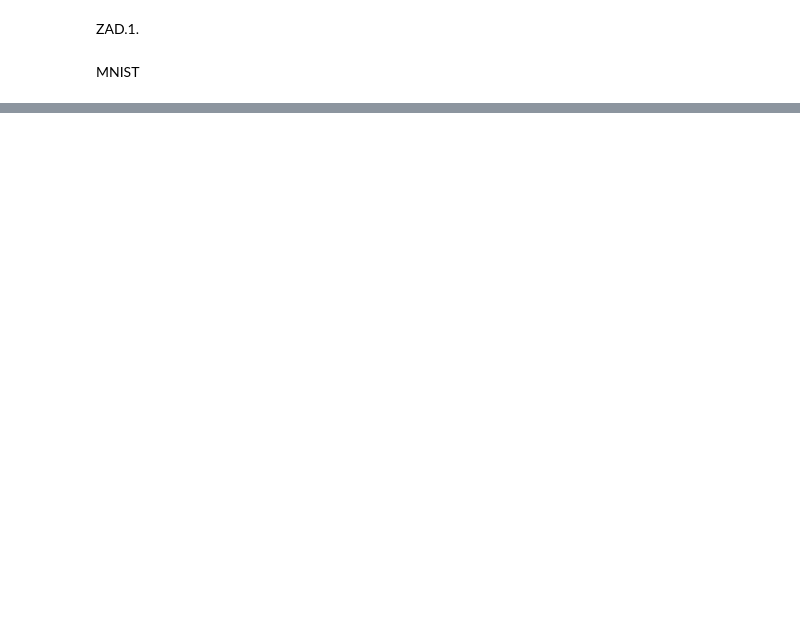
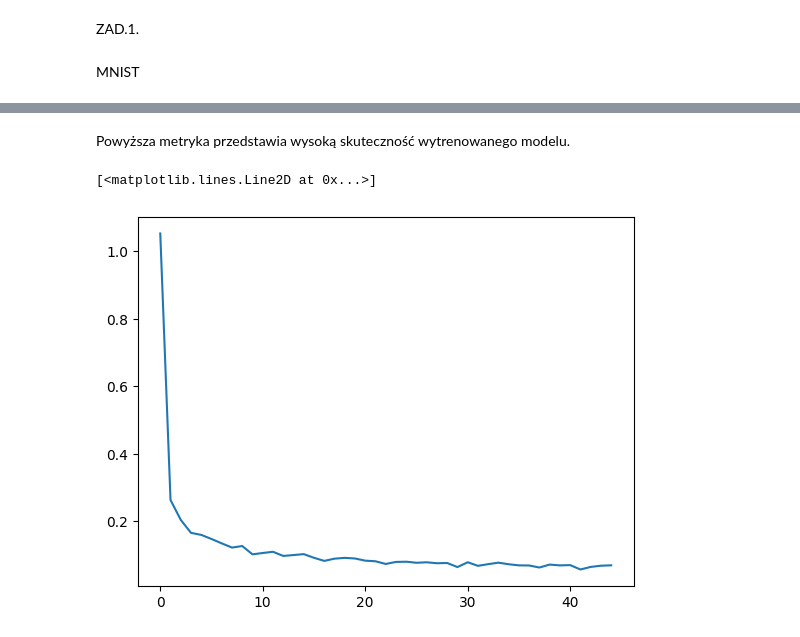
Before and after one commit to MichaelAngeloTheFirst/annlabs, a Jupyter notebook: ssn1/lab1.ipynb, the cells around one changed output, grey strips where cells are left out. Cells and saved outputs as stored; diff of their text form; code cells hidden in the pictures; blank space fills up the shorter version.

```diff
--- a/ssn1/lab1.ipynb
+++ b/ssn1/lab1.ipynb
@@ -78,5 +127,5 @@ optimizer = optim.SGD(model.parameters(), lr=0.01, momentum=0.9, weight_decay=5e
 # %%
-for epoch in range(10):
+for epoch in range(1):
     running_loss = 0.0
     for i, data in enumerate(trainloader, 0):
         inputs, labels = data
@@ -146,11 +185,11 @@ class NetMNIST(nn.Module):
         self.conv1 = nn.Conv2d(1, 32, 3, padding=1)
         self.conv2 = nn.Conv2d(32, 64, 3, padding=1)
 
-        self.dropout1 = nn.Dropout(0.25)
+        self.dropout1 = nn.Dropout(0.25) # 0.25 prawdopodobieństwo wyzerowania neruonów
         self.dropout2 = nn.Dropout(0.5)
 
         self.fc1 = nn.Linear(64 * 7 * 7, 128)
-        self.fc2 = nn.Linear(128, 10)
+
 
     def forward(self, x):
         x = nn.functional.relu(self.conv1(x))
@@ -159,8 +198,7 @@ class NetMNIST(nn.Module):
         x = nn.functional.max_pool2d(x, 2)
         x = self.dropout1(x)
         x = torch.flatten(x, 1)
+        x = self.dropout2(x)
         x = nn.functional.relu(self.fc1(x))
-        x = self.dropout2(x)
-        x = self.fc2(x)
         output = nn.functional.log_softmax(x, dim=1)
         return output
@@ -169,8 +210,9 @@ model = NetMNIST()
 criterion = nn.CrossEntropyLoss()
 optimizer = optim.SGD(model.parameters(), lr=0.01, momentum=0.9, weight_decay=5e-4)
 # %%
+losses = [] # tablica strat
 
-for epoch in range(10):
+for epoch in range(5):
     running_loss = 0.0
     for i, data in enumerate(trainloader, 0):
         inputs, labels = data
@@ -182,6 +224,9 @@ for epoch in range(10):
 
         running_loss += loss.item()
         if i % 100 == 99:
+
+
             print(f"[{epoch + 1}, {i + 1}] loss: {running_loss / 100:.3f}")
+            losses += [running_loss / 100]
             running_loss = 0.0
 # %% [output]
@@ -221,0 +299,8 @@ print()
+# %% [markdown]
+Powyższa metryka przedstawia wysoką skuteczność wytrenowanego modelu.
+# %%
+
+plt.plot(losses)
+# %% [output]
+[<matplotlib.lines.Line2D at 0x...>]
+[figure, added]
```
Also changed, not shown: parts of 61 cells of this notebook, 2 other files.
